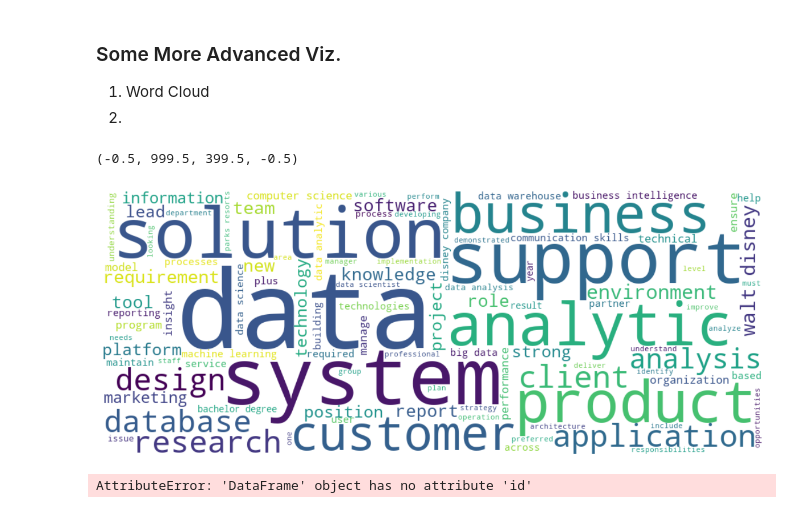
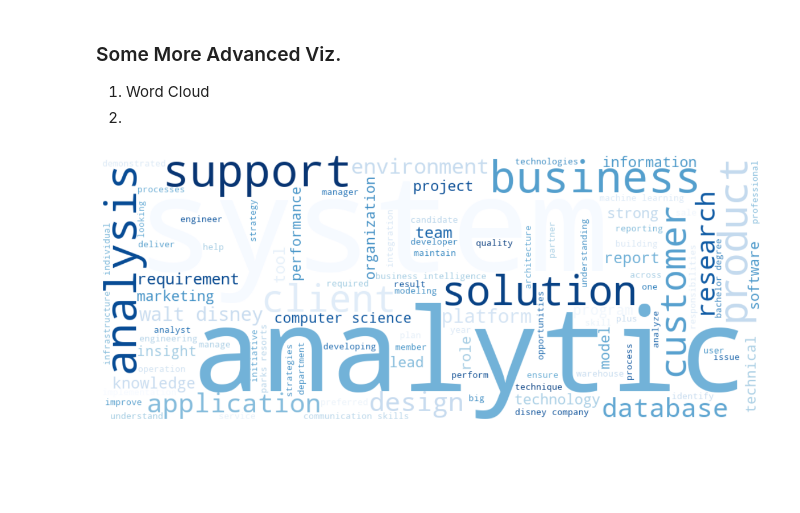
Before and after one commit to ColinB19/datajobswebscraper, a Jupyter notebook: Webscrape_DataJobs.ipynb, the cells around one changed output. Saved outputs shown, nothing was run; the diff lists cells and outputs as text; code cells hidden in the pictures; blank space fills up the shorter version.

```diff
--- a/Webscrape_DataJobs.ipynb
+++ b/Webscrape_DataJobs.ipynb
@@ -580,7 +801,8 @@ sns.barplot(y=list(viz_counts.keys()), x=list(viz_counts.values()), palette="fla
 from nltk.corpus import stopwords
 
 # Create a set of stop words
-stop_words = set(stopwords.words('english') + [
+stop_words = set(stopwords.words('english'))
+stop_words.update([
     'team',
     'provde',
     'will',
@@ -605,8 +827,22 @@ stop_words = set(stopwords.words('english') + [
     'use',
     'within',
     'well',
-    'ability'
+    'ability',
+    'needs',
+    'based',
+    'must',
+    'level',
+    'various',
+    'include',
+    'group',
+    'year',
+    'staff',
+    'position',
+    'area',
+    'new',
+    'data'
 ])
+
 buzz_word_counts2 = {kwd:0 for kwd in buzz_words}
 
 job_descriptions['desc_stop_rem'] = ''
@@ -619,23 +853,26 @@ from wordcloud import WordCloud, STOPWORDS, ImageColorGenerator
 # %%
-wordcloud = WordCloud(background_color = 'white', max_words = 100, height = 400, width = 1000).generate(' '.join(job_descriptions['desc_stop_rem']))
+def create_word_cloud(job_type = '', savefig = False):
+    if job_type != '':
+        df = job_descriptions[job_descriptions['job_id'].isin(job_meta[job_meta.clean_title == job_type]['job_id'])]
+    else:
+        df = job_descriptions
+
+    wordcloud = WordCloud(background_color = 'white',
+                          max_words = 100,
+                          height = 400,
+                          width = 1000,
+                          colormap='Blues_r',
+                          min_word_length = 3).generate(' '.join(df['desc_stop_rem']))
 
 
-f, ax = plt.subplots(figsize=(15,8))
-# Display the generated image:
-ax.imshow(wordcloud, interpolation='bilinear')
-ax.axis("off")
+    f, ax = plt.subplots(figsize=(15,8))
+    # Display the generated image:
+    ax.imshow(wordcloud, interpolation='bilinear')
+    ax.axis("off")
+
+    if savefig:
+        pass
-# %% [output]
-(-0.5, 999.5, 399.5, -0.5)
-[figure, removed]
-# %%
-# what about just for data science type positions?
-ds_jd = job_descriptions[job_descriptions['job_id'].isin(job_meta[job_meta.clean_title == 'Data Scientist'].index)]
-wordcloud = WordCloud(background_color = 'white', max_words = 100, height = 400, width = 1000).generate(' '.join(ds_jd['desc_stop_rem']))
-
-
-f, ax = plt.subplots(figsize=(15,8))
-# Display the generated image:
-ax.imshow(wordcloud, interpolation='bilinear')
-ax.axis("off")
-# %% [output]
-AttributeError: 'DataFrame' object has no attribute 'id'
+# %%
+create_word_cloud()
+# %% [output]
+[figure, added]
```
Also changed, not shown: parts of 19 cells of this notebook, 1 other file.
